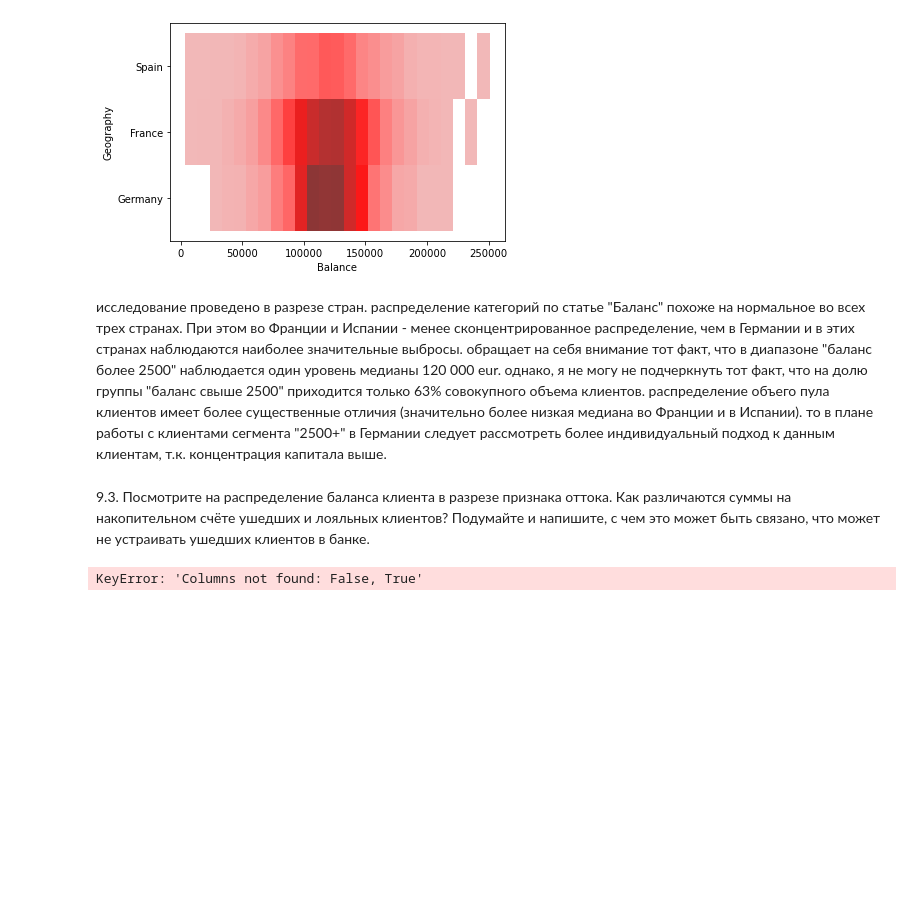
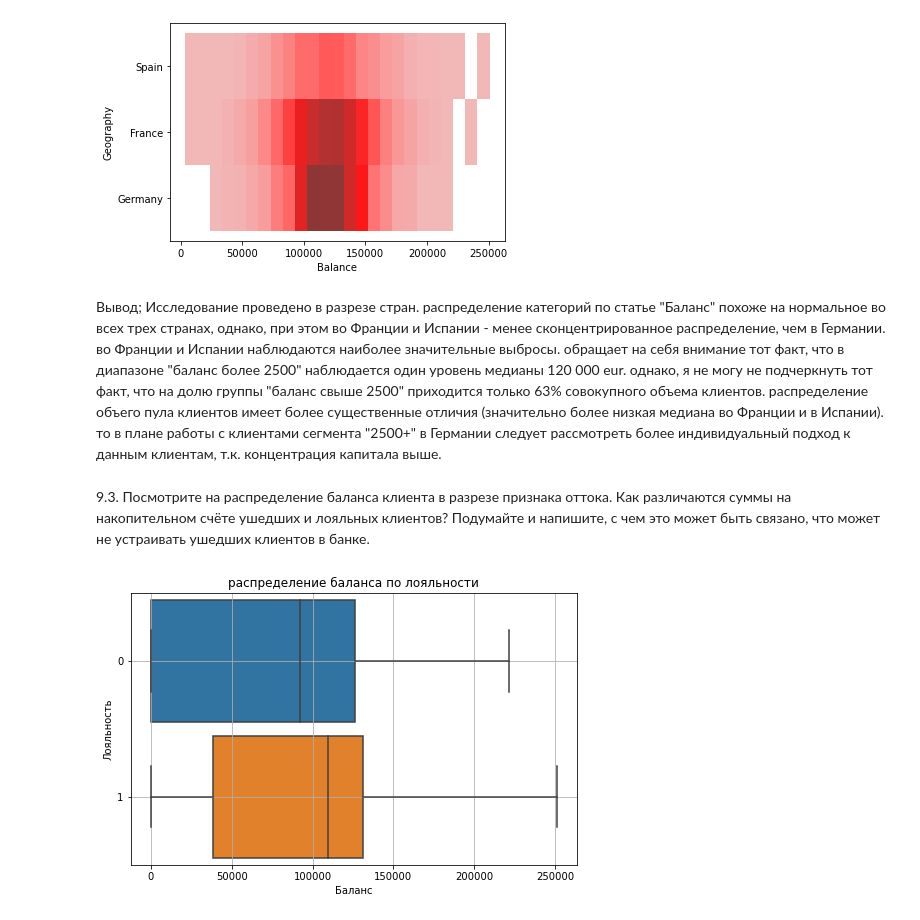
Before and after one commit to VitaLiNaLi/HW_Visual, a Jupyter notebook: HW_Visual.ipynb, the cells around one changed output. Drawn from its saved outputs; the diff is of its cells as text; code cells hidden in the pictures; blank space fills up the shorter version.

```diff
--- a/HW_Visual.ipynb
+++ b/HW_Visual.ipynb
@@ -129,6 +129,6 @@ sns.histplot(
 # %% [output]
 [figure]
 # %% [markdown]
-исследование проведено в разрезе стран. распределение категорий по статье "Баланс" похоже на нормальное во всех трех странах. При этом  во Франции и Испании - менее сконцентрированное распределение, чем в Германии и в этих странах наблюдаются наиболее значительные выбросы. обращает на себя внимание тот факт, что в диапазоне "баланс более 2500" наблюдается один уровень медианы 120 000 eur. однако, я не могу не подчеркнуть тот факт, что на долю группы "баланс свыше 2500" приходится только 63% совокупного объема клиентов. распределение объего пула клиентов имеет более существенные отличия (значительно более низкая медиана во Франции и в Испании). то в плане работы с клиентами сегмента "2500+" в Германии следует рассмотреть более индивидуальный подход к данным клиентам, т.к. концентрация капитала выше.
+Вывод; Исследование проведено в разрезе стран. распределение категорий по статье "Баланс" похоже на нормальное во всех трех странах, однако, при этом  во Франции и Испании - менее сконцентрированное распределение, чем в Германии. во Франции и Испании наблюдаются наиболее значительные выбросы. обращает на себя внимание тот факт, что в диапазоне "баланс более 2500" наблюдается один уровень медианы 120 000 eur. однако, я не могу не подчеркнуть тот факт, что на долю группы "баланс свыше 2500" приходится только 63% совокупного объема клиентов. распределение объего пула клиентов имеет более существенные отличия (значительно более низкая медиана во Франции и в Испании). то в плане работы с клиентами сегмента "2500+" в Германии следует рассмотреть более индивидуальный подход к данным клиентам, т.к. концентрация капитала выше.
 # %% [markdown]
 9.3. Посмотрите на распределение баланса клиента в разрезе признака оттока. Как различаются суммы на накопительном счёте ушедших и лояльных клиентов? Подумайте и напишите, с чем это может быть связано, что может не устраивать ушедших клиентов в банке.
@@ -144,4 +135,16 @@ axes[0].xaxis.set_tick_params(rotation=50)
-# %%
-churn_data.groupby(['Geography'])[churn_data['Balance']>=2500].plot(kind='bar')
-# %% [output]
-KeyError: 'Columns not found: False, True'
+# %%
+
+fig = plt.figure(figsize=(8, 5))
+boxplot = sns.boxplot(
+    data=churn_data,
+    y='Exited',
+    x='Balance',
+    orient='h',
+    width=0.9
+)
+boxplot.set_title('распределение баланса по лояльности');
+boxplot.set_xlabel('Баланс');
+boxplot.set_ylabel('Лояльность');
+boxplot.grid()
+# %% [output]
+[figure, added]
```
Also changed, not shown: parts of 35 cells of this notebook.
